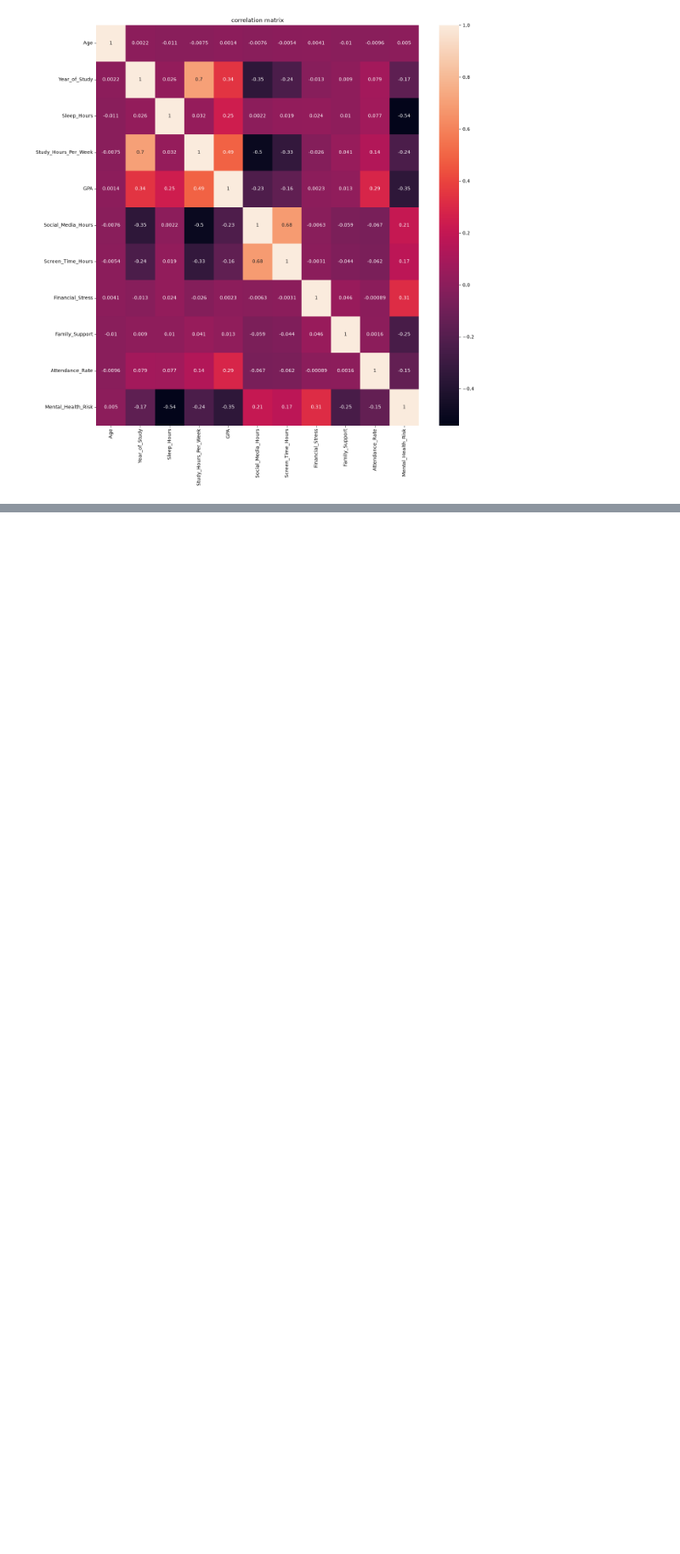
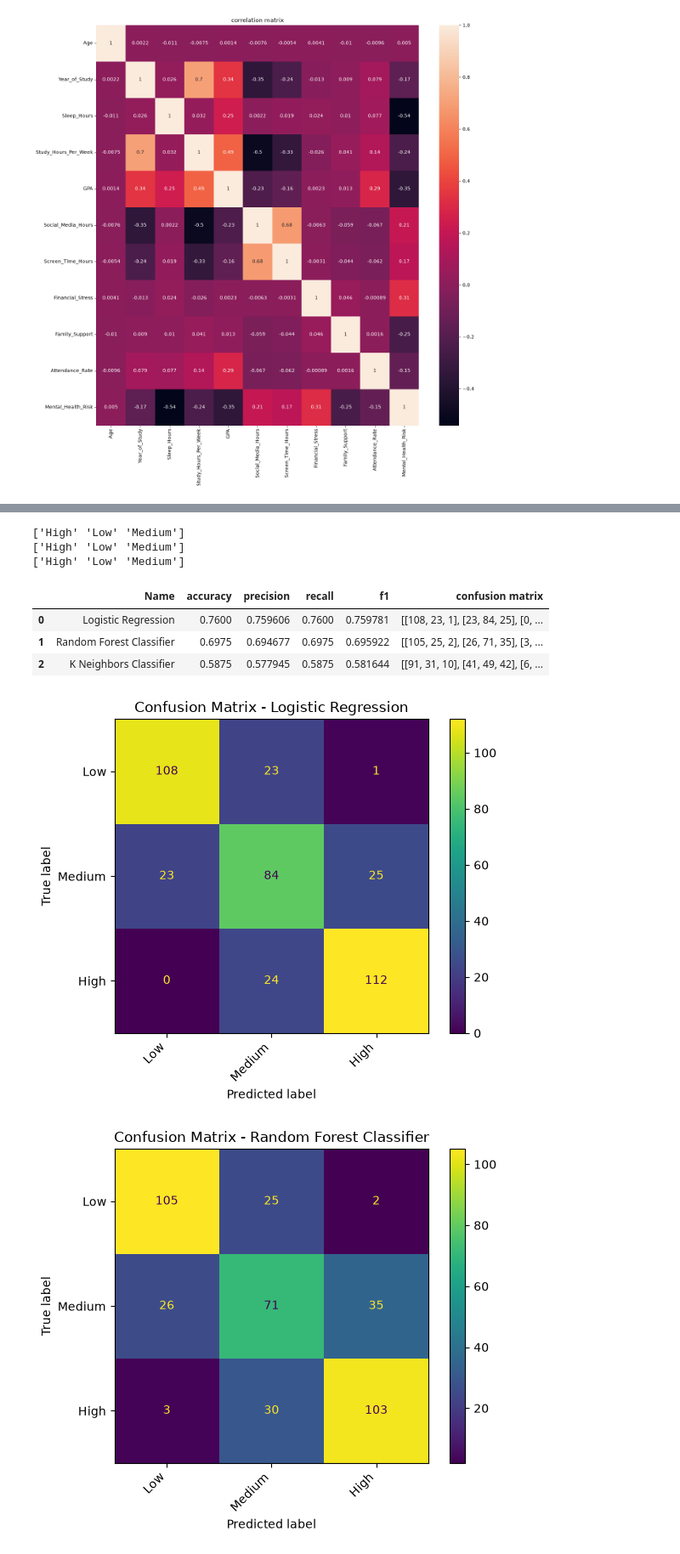
Before and after one commit to ihmaditaha/Gwenchana, a Jupyter notebook: notebooks/Gwenchana.ipynb, the cells around one changed output, grey strips where cells are left out. Shown at 85% size. Saved outputs shown, nothing was run; the diff lists cells and outputs as text; code cells hidden in the pictures; blank space fills up the shorter version.

Commit message:
preprocessing step

```diff
--- a/notebooks/Gwenchana.ipynb
+++ b/notebooks/Gwenchana.ipynb
@@ -231,0 +243,4 @@ plt.show()
+# %%
+from sklearn.model_selection import train_test_split
+
+X_train, X_test, y_train, y_test = train_test_split(features,target,test_size=0.2,random_state=42,stratify=target)
@@ -231,0 +346,15 @@ plt.show()
+# %%
+pipelines = {
+    "Logistic Regression": Pipeline(steps=[
+        ('pre_processing',preprocessor),
+        ('classifier',LogisticRegression(max_iter=1000)),
+        ]),
+    "Random Forest Classifier": Pipeline(steps=[
+        ('pre_processing',preprocessor),
+        ('classifier',RandomForestClassifier(max_depth=200)),
+        ]),
+    "K Neighbors Classifier": Pipeline(steps=[
+        ('pre_processing',preprocessor),
+        ('classifier',KNeighborsClassifier()),
+        ]),
+    }
@@ -231,0 +363,46 @@ plt.show()
+# %%
+results = {
+    "Name":[],
+    "accuracy":[],
+    "precision":[],
+    "recall":[],
+    "f1":[],
+    "confusion matrix":[],
+    }
+for name,pipeline in pipelines.items():
+    pipeline.fit(X_train,y_train)
+    y_pred = pipeline.predict(X_test)
+    accuracy = accuracy_score(y_test , y_pred)
+    precision = precision_score(y_test , y_pred , average="weighted")
+    recall = recall_score(y_test , y_pred, average="weighted")
+    f1 = f1_score(y_test , y_pred , average="weighted")
+    cm = confusion_matrix(y_test , y_pred,labels=['Low', 'Medium', 'High'])
+    print(pipeline.classes_)
+    results["Name"].append(name)
+    results["accuracy"].append(accuracy)
+    results["precision"].append(precision)
+    results["recall"].append(recall)
+    results["f1"].append(f1)
+    results["confusion matrix"].append(cm)
+result_df = pd.DataFrame(results)
+display(result_df)
+for name, cm in zip(result_df["Name"], result_df["confusion matrix"]):
+    disp = ConfusionMatrixDisplay(
+    confusion_matrix = cm,
+    display_labels=['Low', 'Medium', 'High']
+
+    )
+    disp.plot()
+    plt.xticks(rotation=45, ha='right')
+    plt.title(f"Confusion Matrix - {name}")
+    plt.show()
+# %% [output]
+['High' 'Low' 'Medium']
+['High' 'Low' 'Medium']
+['High' 'Low' 'Medium']
+|  | Name | accuracy | precision | recall | f1 | confusion matrix |
+| 0 | Logistic Regression | 0.7600 | 0.759606 | 0.7600 | 0.759781 | [[108, 23, 1], [23, 84, 25], [0, ... |
+| 1 | Random Forest Classifier | 0.6975 | 0.694677 | 0.6975 | 0.695922 | [[105, 25, 2], [26, 71, 35], [3, ... |
+| 2 | K Neighbors Classifier | 0.5875 | 0.577945 | 0.5875 | 0.581644 | [[91, 31, 10], [41, 49, 42], [6, ... |
+[figure, added]
+[figure, added]
```
Also changed, not shown: parts of 26 cells of this notebook.
